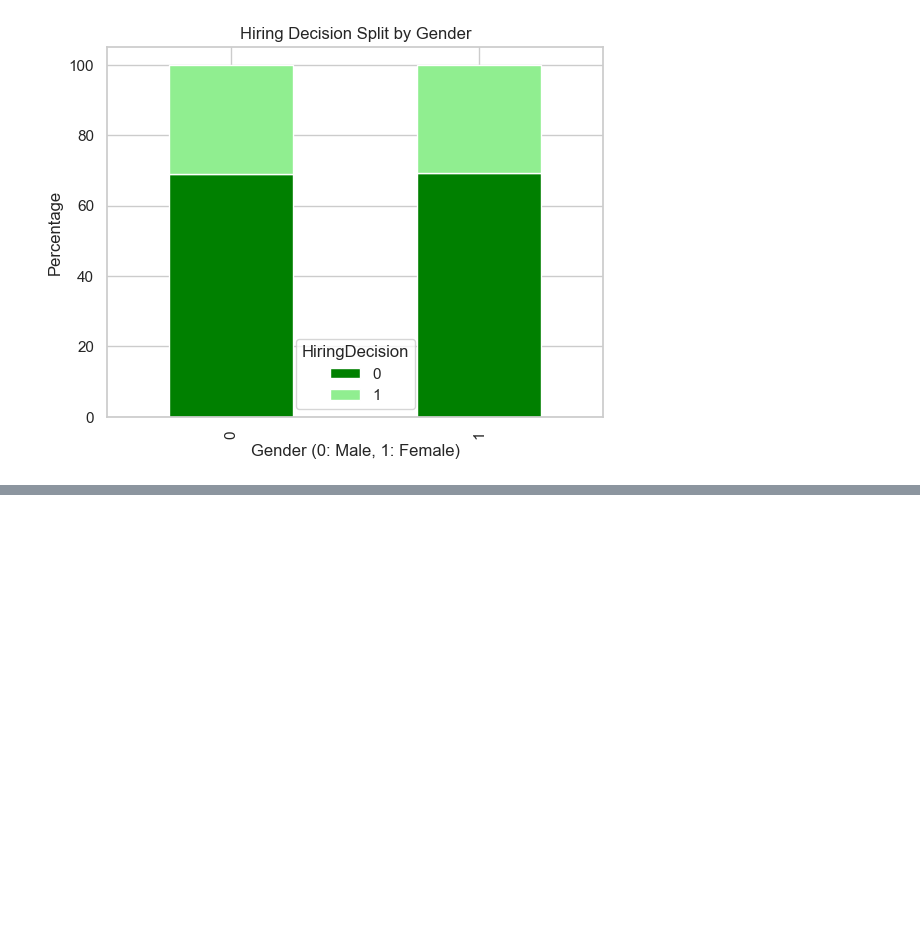
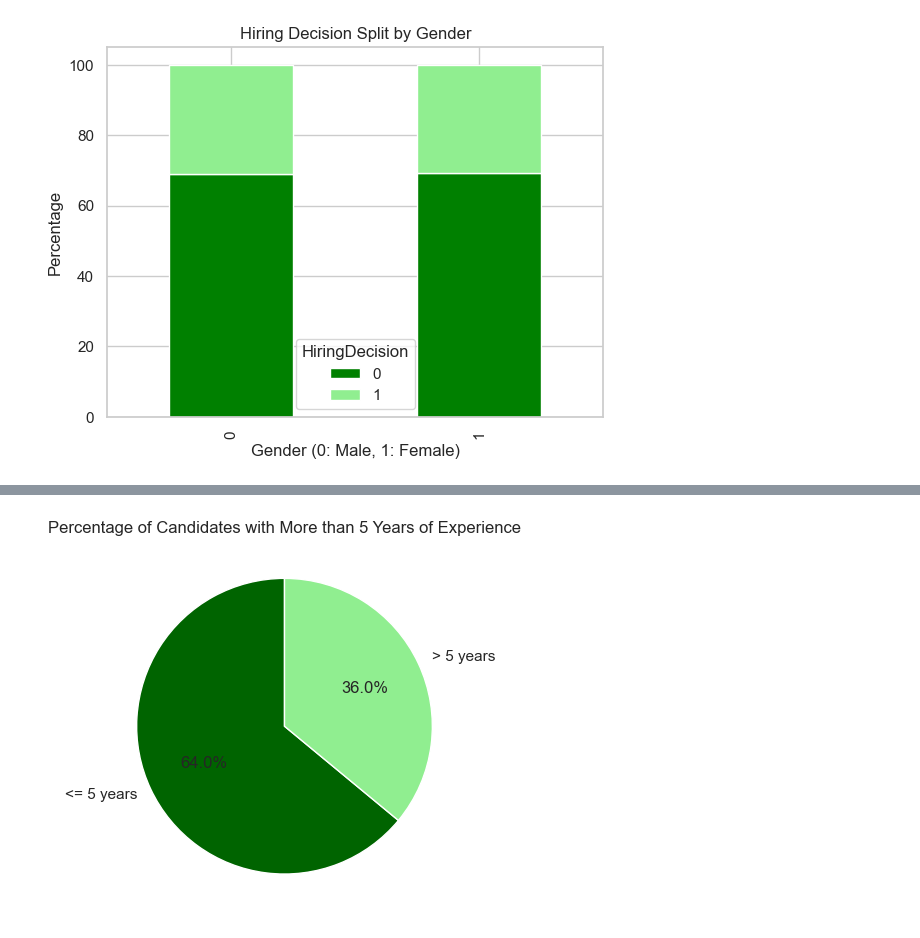
Before and after one commit to Eunnylans/Hiring--Analysis--Using--Linear--Regression, a Jupyter notebook: Predicting--Hiring--Decisions.ipynb, the cells around one changed output, grey strips where cells are left out. Cells and saved outputs as stored; diff of their text form; code cells hidden in the pictures; blank space fills up the shorter version.

```diff
--- a/Predicting--Hiring--Decisions.ipynb
+++ b/Predicting--Hiring--Decisions.ipynb
@@ -889,0 +907,10 @@ plt.show()
+# %%
+# 4. What percentage of candidates have more than 5 years of experience?
+custom_palette = ['darkgreen', 'lightgreen']
+experience_counts = (df['ExperienceYears'] > 5).value_counts(normalize=True) * 100
+experience_counts.plot(kind='pie', labels=['<= 5 years', '> 5 years'], autopct='%1.1f%%', startangle=90, colors=custom_palette)
+plt.title('Percentage of Candidates with More than 5 Years of Experience')
+plt.ylabel('')
+plt.show()
+# %% [output]
+[figure, added]
```
Also changed, not shown: parts of 3 cells of this notebook, 1 other file.
